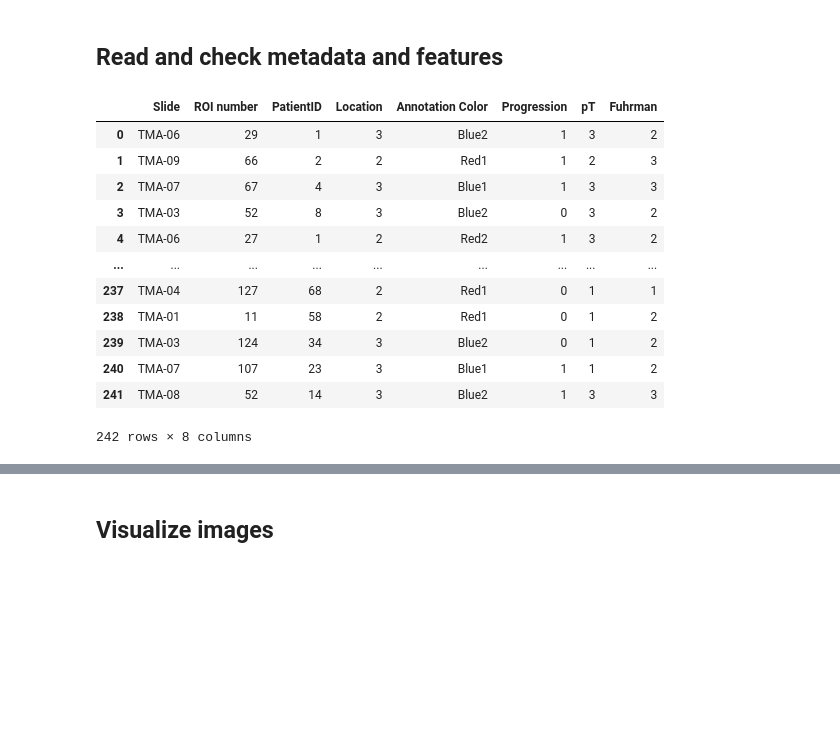
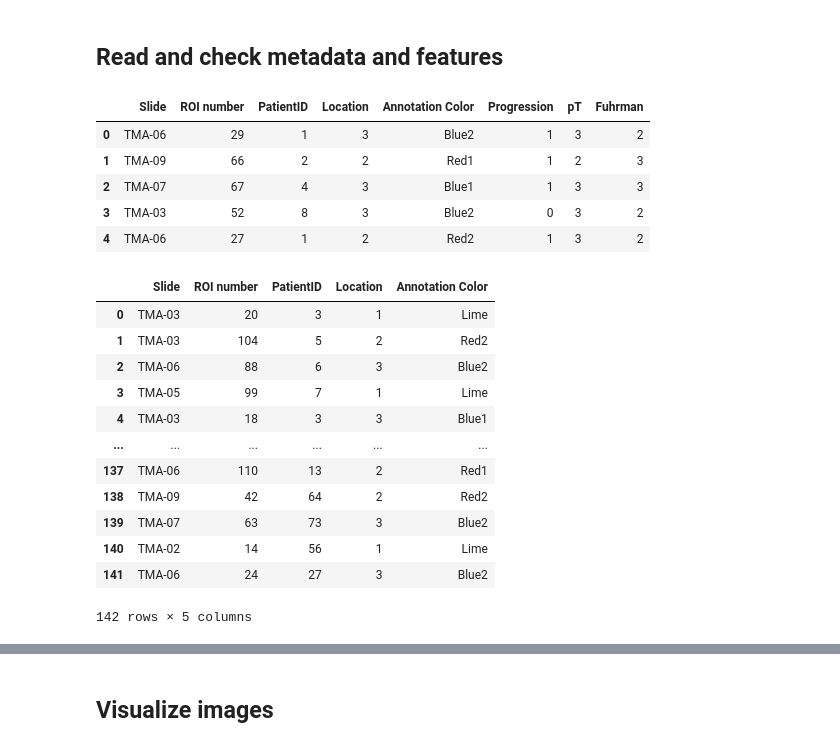
Before and after one commit to fuhrwerk/cytodata-hackathon-2023, a Jupyter notebook: notebook/CytoData2023_hackathon.ipynb, the cells around one changed output, grey strips where cells are left out. Cells and saved outputs as stored; diff of their text form; code cells hidden in the pictures; blank space fills up the shorter version.

```diff
--- a/notebook/CytoData2023_hackathon.ipynb
+++ b/notebook/CytoData2023_hackathon.ipynb
@@ -61,17 +70,26 @@ df_features_train = pd.read_csv(trainfeat_path)
 # %%
 # Check metadata
-df_metadata_train
+df_metadata_train.head()
 # %% [output]
 |  | Slide | ROI number | PatientID | Location | Annotation Color | Progression | pT | Fuhrman |
 | 0 | TMA-06 | 29 | 1 | 3 | Blue2 | 1 | 3 | 2 |
 | 1 | TMA-09 | 66 | 2 | 2 | Red1 | 1 | 2 | 3 |
 | 2 | TMA-07 | 67 | 4 | 3 | Blue1 | 1 | 3 | 3 |
 | 3 | TMA-03 | 52 | 8 | 3 | Blue2 | 0 | 3 | 2 |
 | 4 | TMA-06 | 27 | 1 | 2 | Red2 | 1 | 3 | 2 |
-| ... | ... | ... | ... | ... | ... | ... | ... | ... |
-| 237 | TMA-04 | 127 | 68 | 2 | Red1 | 0 | 1 | 1 |
-| 238 | TMA-01 | 11 | 58 | 2 | Red1 | 0 | 1 | 2 |
-| 239 | TMA-03 | 124 | 34 | 3 | Blue2 | 0 | 1 | 2 |
-| 240 | TMA-07 | 107 | 23 | 3 | Blue1 | 1 | 1 | 2 |
-| 241 | TMA-08 | 52 | 14 | 3 | Blue2 | 1 | 3 | 3 |
-242 rows × 8 columns
+# %%
+df_metadata_test
+# %% [output]
+|  | Slide | ROI number | PatientID | Location | Annotation Color |
+| 0 | TMA-03 | 20 | 3 | 1 | Lime |
+| 1 | TMA-03 | 104 | 5 | 2 | Red2 |
+| 2 | TMA-06 | 88 | 6 | 3 | Blue2 |
+| 3 | TMA-05 | 99 | 7 | 1 | Lime |
+| 4 | TMA-03 | 18 | 3 | 3 | Blue1 |
+| ... | ... | ... | ... | ... | ... |
+| 137 | TMA-06 | 110 | 13 | 2 | Red1 |
+| 138 | TMA-09 | 42 | 64 | 2 | Red2 |
+| 139 | TMA-07 | 63 | 73 | 3 | Blue2 |
+| 140 | TMA-02 | 14 | 56 | 1 | Lime |
+| 141 | TMA-06 | 24 | 27 | 3 | Blue2 |
+142 rows × 5 columns
```
Also changed, not shown: parts of 13 cells of this notebook.
